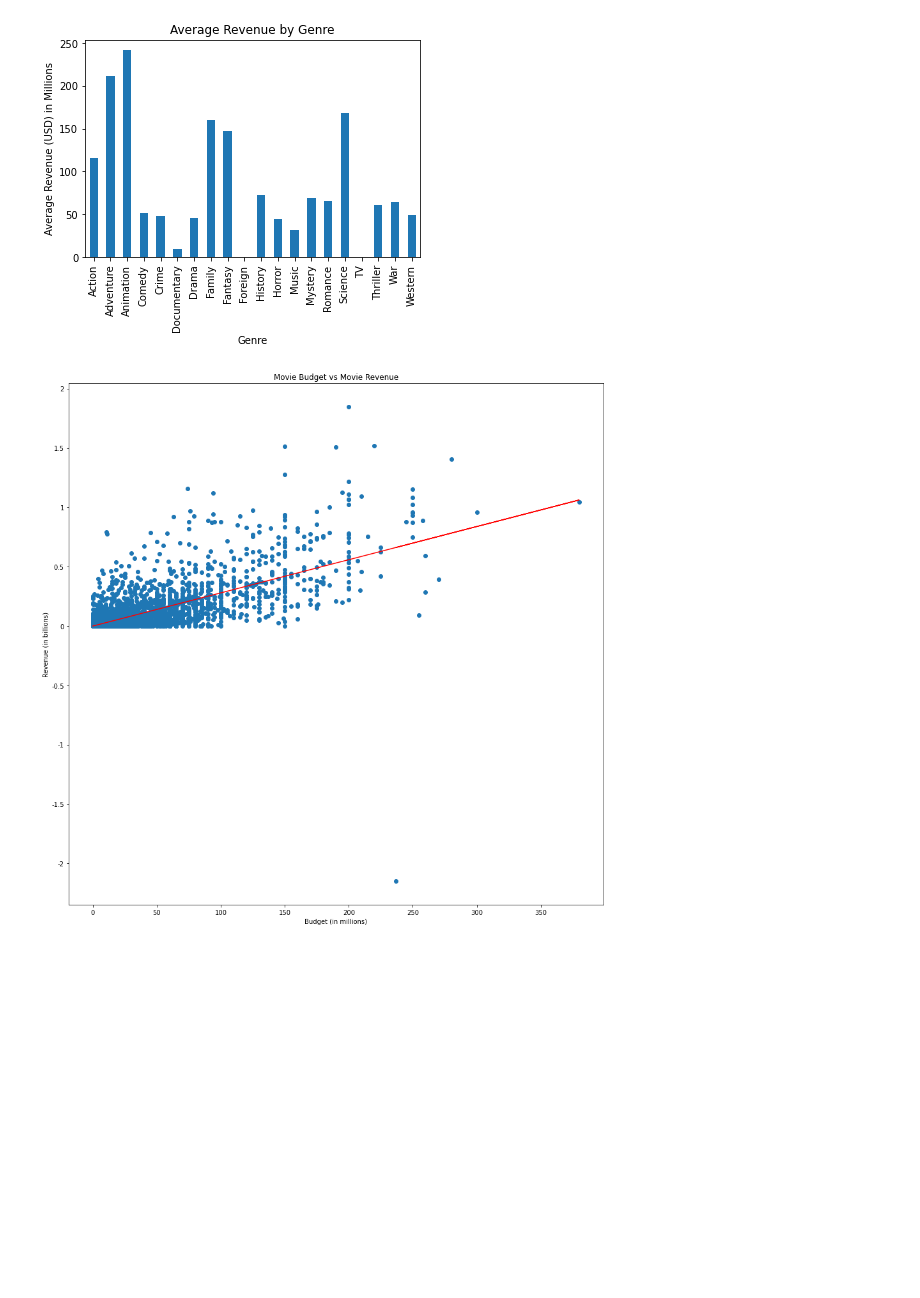
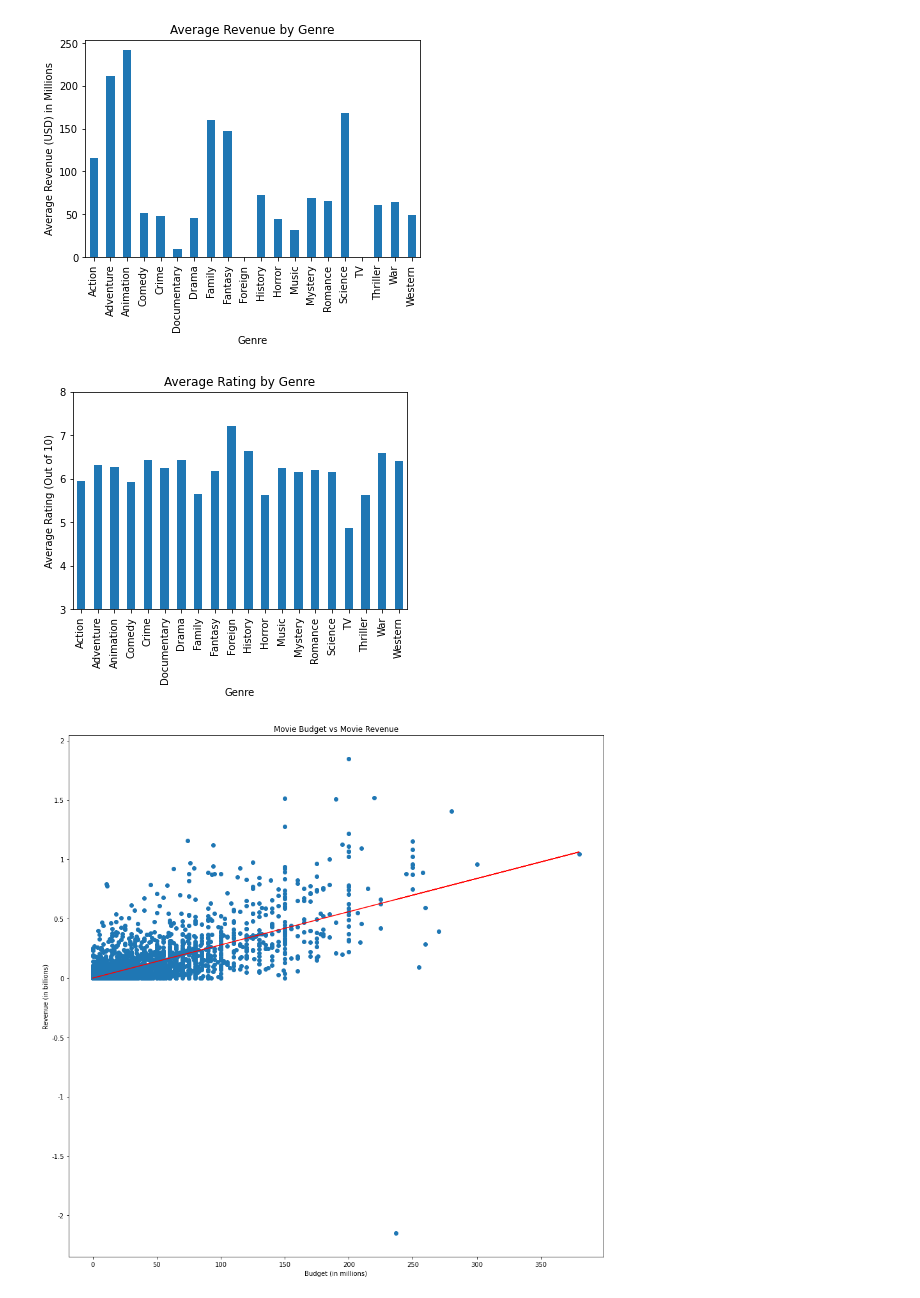
Before and after one commit to amudd10/Coming-to-A-Theater-Near-You, a Jupyter notebook: movies_data.ipynb, the cells around one changed output. Drawn from its saved outputs; the diff is of its cells as text; code cells hidden in the pictures; blank space fills up the shorter version.

Commit message:
added visualization

```diff
--- a/movies_data.ipynb
+++ b/movies_data.ipynb
@@ -87,6 +89,26 @@ plt.savefig('Images/genre_revenue.png', dpi=100)
 plt.show()
 # %% [output]
 [figure]
+# %%
+# create a bar chart of the average vote count by genre
+fig, ax=plt.subplots()
+genre_df.plot.bar(x='genre', y='avg_rating', rot=90, ax=ax)
+
+# set the title and axis labels
+plt.title('Average Rating by Genre')
+plt.xlabel('Genre')
+plt.ylabel('Average Rating (Out of 10)')
+ax.legend().set_visible(False)
+plt.ylim(3, 8)
+
+
+#save figure
+plt.savefig('Images/genre_rating.png', dpi=100)
+
+# display the chart
+plt.show()
+# %% [output]
+[figure, added]
 # %%
 # create a scatter plot of movie budget vs movie revenue
 fig, ax = plt.subplots(figsize=(15, 15))
```
Also changed, not shown: parts of 1 cell of this notebook, 1 other file.
